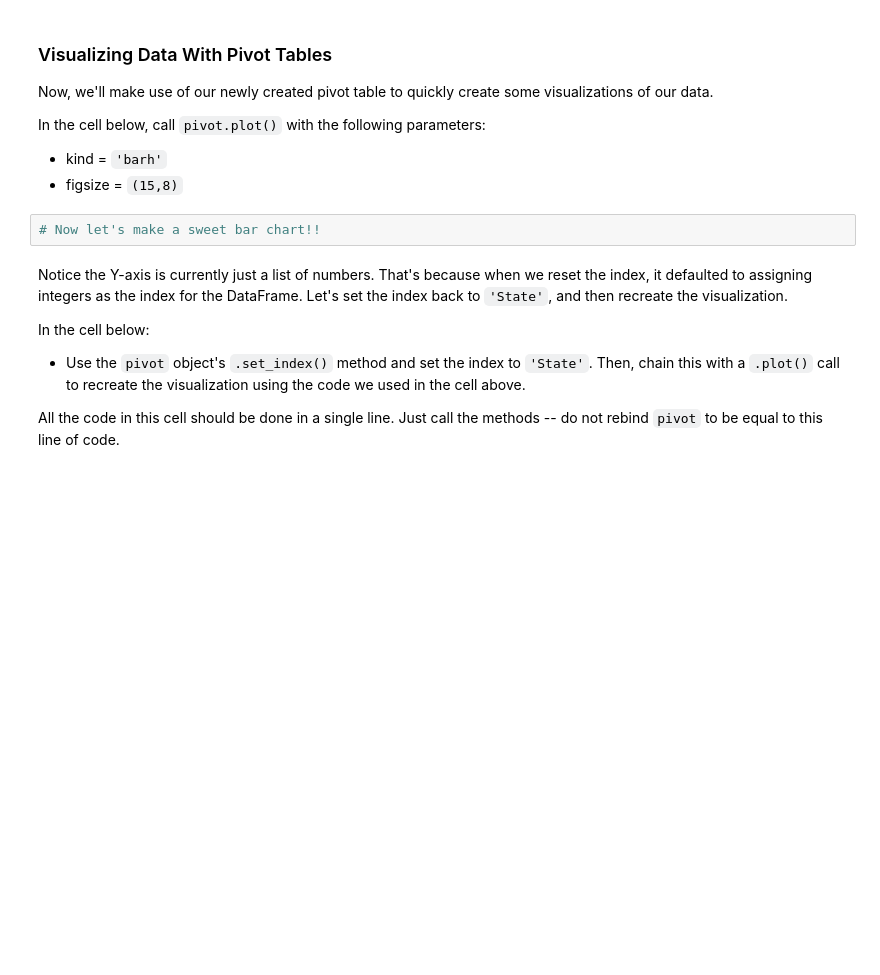
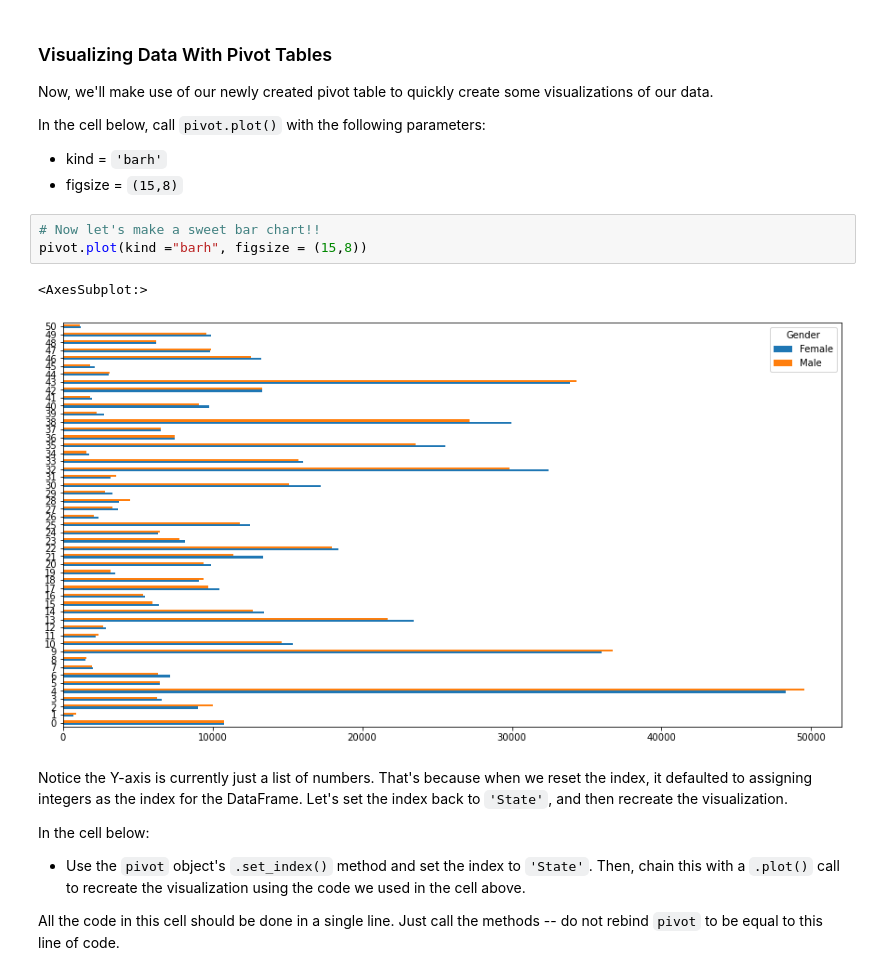
Before and after one commit to dendar/dsc-pivot-tables-pandas-lab, a Jupyter notebook: index.ipynb, the cells around one changed output. Cells and saved outputs as stored; diff of their text form; blank space fills up the shorter version.

```diff
--- a/index.ipynb
+++ b/index.ipynb
@@ -422,6 +427,10 @@ In the cell below, call `pivot.plot()` with the following parameters:
 * figsize = `(15,8)`
 # %%
 # Now let's make a sweet bar chart!!
+pivot.plot(kind ="barh", figsize = (15,8))
+# %% [output]
+<AxesSubplot:>
+[figure, added]
 # %% [markdown]
 Notice the Y-axis is currently just a list of numbers.  That's because when we reset the index, it defaulted to assigning integers as the index for the DataFrame.  Let's set the index back to `'State'`, and then recreate the visualization.
 
```
Also changed, not shown: parts of 22 cells of this notebook.
